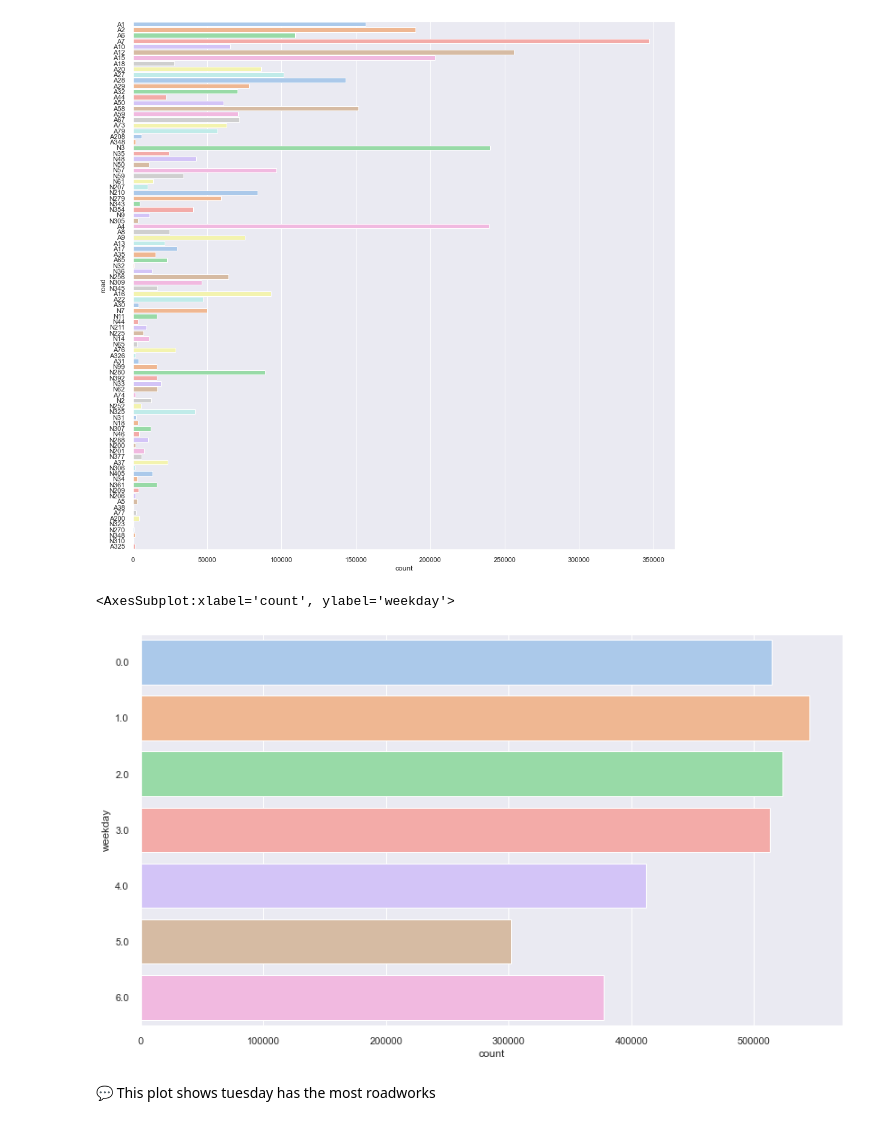
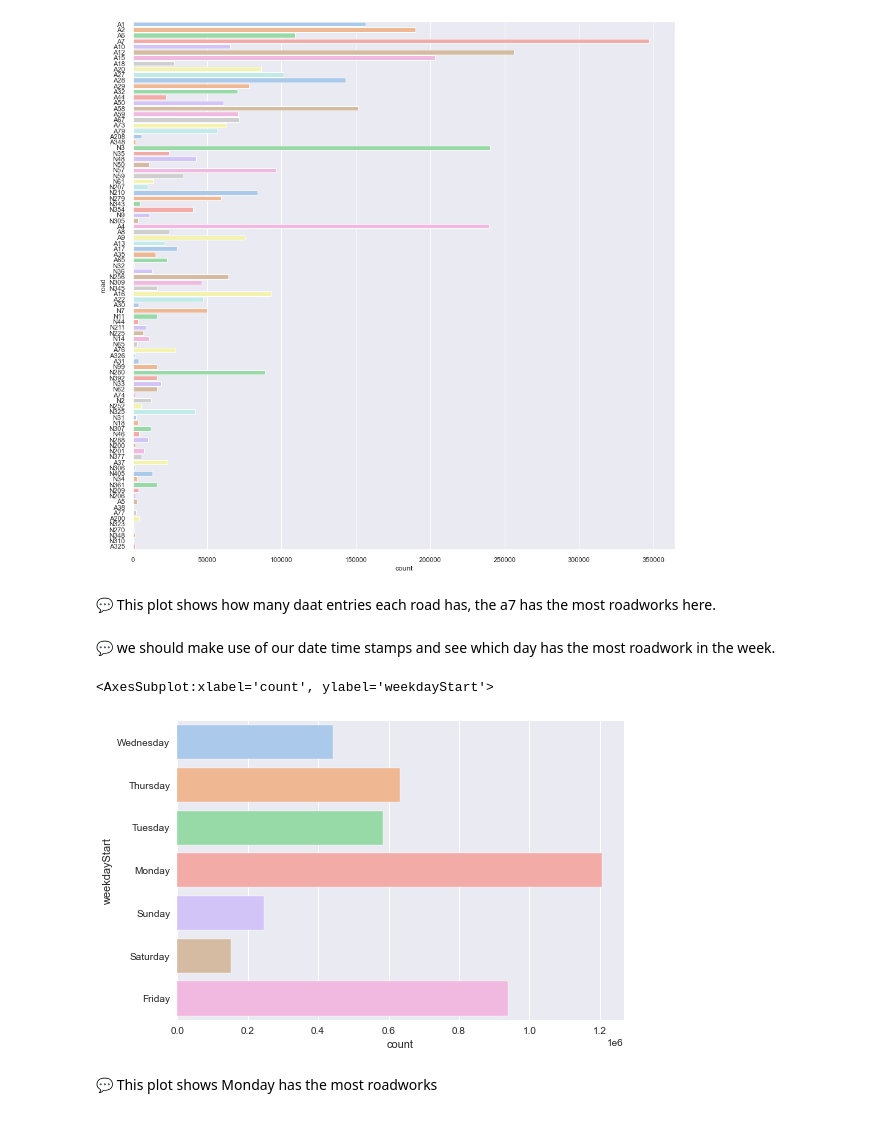
Before and after one commit to AviMegin/AI, a Jupyter notebook: Python/Parquet- project - explore ROADWORKS.ipynb, the cells around one changed output. Drawn from its saved outputs; the diff is of its cells as text; code cells hidden in the pictures.

```diff
--- a/Python/Parquet- project - explore ROADWORKS.ipynb
+++ b/Python/Parquet- project - explore ROADWORKS.ipynb
@@ -147,6 +147,7 @@ df1
 # %% [markdown]
 💬 I now want know what day of the week everything is
 # %%
-df['weekday'] = pd.to_datetime(df['loadDates']).dt.day_name
-print(df1['weekday'])
+df['weekdayStart'] = pd.to_datetime(df['startDates']).dt.day_name()
+df['weekdayEnd'] = pd.to_datetime(df['endDates']).dt.day_name()
+df
 # %% [output]
@@ -317,11 +321,15 @@ sns.countplot(y="road", data=df,
 # %% [output]
 <AxesSubplot:xlabel='count', ylabel='road'>
 [figure]
+# %% [markdown]
+💬 This plot shows how many daat entries each road has, the a7 has the most roadworks here.
+# %% [markdown]
+💬 we should make use of our date time stamps and see which day has the most roadwork in the week.
 # %%
-sns.countplot(y="weekday", data=df1,
+sns.countplot(y="weekdayStart", data=df,
             palette="pastel")
 # %% [output]
-<AxesSubplot:xlabel='count', ylabel='weekday'>
+<AxesSubplot:xlabel='count', ylabel='weekdayStart'>
-[figure, old version]
+[figure, new version]
 # %% [markdown]
-💬 This plot shows tuesday has the most roadworks
+💬 This plot shows Monday has the most roadworks
```
Also changed, not shown: parts of 4 cells of this notebook, 1 other file.
